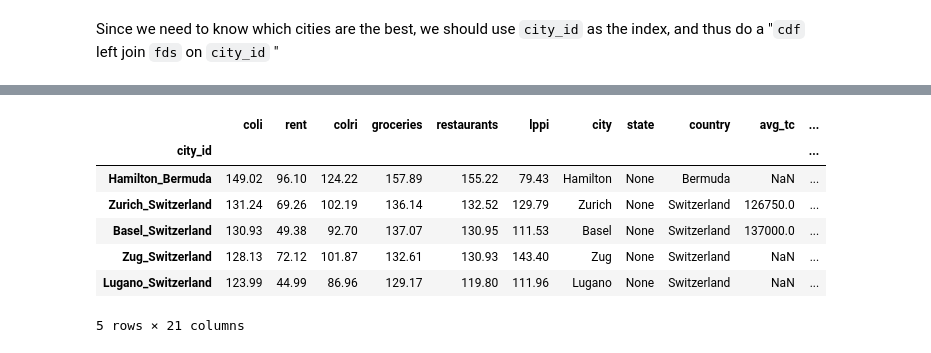
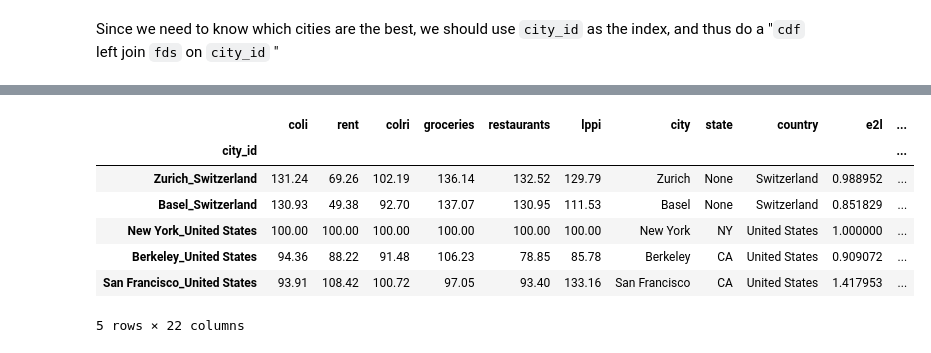
Before and after one commit to dl-lim/kaggle-1, a Jupyter notebook: ds-sal.ipynb, the cells around one changed output, grey strips where cells are left out. Drawn from its saved outputs; the diff is of its cells as text; code cells hidden in the pictures.

```diff
--- a/ds-sal.ipynb
+++ b/ds-sal.ipynb
@@ -213,3 +216,5 @@ cdf.head(15)
+# %%
+cdf['e2l'] = cdf['lppi'] / cdf['coli']
 # %% [markdown]
 Good! Now we have everything we need to combine the two data sets.
 # %% [markdown]
@@ -243,13 +248,14 @@ fdsc.head()
 | Ann Arbor_United States | 158666.666667 | 144333.333333 | 2333.333333 | 12000.0 | 12.666667 | 7.000 | 0 | 0 | 0 | 0 | 0 | ... |
 # %%
 cds = cdf.merge(fdsc,on='city_id',how='left')
+cds.dropna(subset=['avg_tc','avg_bs'], inplace = True)
 cds.head()
 # %% [output]
-|  | coli | rent | colri | groceries | restaurants | lppi | city | state | country | avg_tc | ... |
+|  | coli | rent | colri | groceries | restaurants | lppi | city | state | country | e2l | ... |
 | city_id |  |  |  |  |  |  |  |  |  |  | ... |
-| Hamilton_Bermuda | 149.02 | 96.10 | 124.22 | 157.89 | 155.22 | 79.43 | Hamilton | None | Bermuda | NaN | ... |
-| Zurich_Switzerland | 131.24 | 69.26 | 102.19 | 136.14 | 132.52 | 129.79 | Zurich | None | Switzerland | 126750.0 | ... |
-| Basel_Switzerland | 130.93 | 49.38 | 92.70 | 137.07 | 130.95 | 111.53 | Basel | None | Switzerland | 137000.0 | ... |
-| Zug_Switzerland | 128.13 | 72.12 | 101.87 | 132.61 | 130.93 | 143.40 | Zug | None | Switzerland | NaN | ... |
-| Lugano_Switzerland | 123.99 | 44.99 | 86.96 | 129.17 | 119.80 | 111.96 | Lugano | None | Switzerland | NaN | ... |
+| Zurich_Switzerland | 131.24 | 69.26 | 102.19 | 136.14 | 132.52 | 129.79 | Zurich | None | Switzerland | 0.988952 | ... |
+| Basel_Switzerland | 130.93 | 49.38 | 92.70 | 137.07 | 130.95 | 111.53 | Basel | None | Switzerland | 0.851829 | ... |
+| New York_United States | 100.00 | 100.00 | 100.00 | 100.00 | 100.00 | 100.00 | New York | NY | United States | 1.000000 | ... |
+| Berkeley_United States | 94.36 | 88.22 | 91.48 | 106.23 | 78.85 | 85.78 | Berkeley | CA | United States | 0.909072 | ... |
+| San Francisco_United States | 93.91 | 108.42 | 100.72 | 97.05 | 93.40 | 133.16 | San Francisco | CA | United States | 1.417953 | ... |
-5 rows × 21 columns
+5 rows × 22 columns
```
Also changed, not shown: parts of 17 cells of this notebook.
